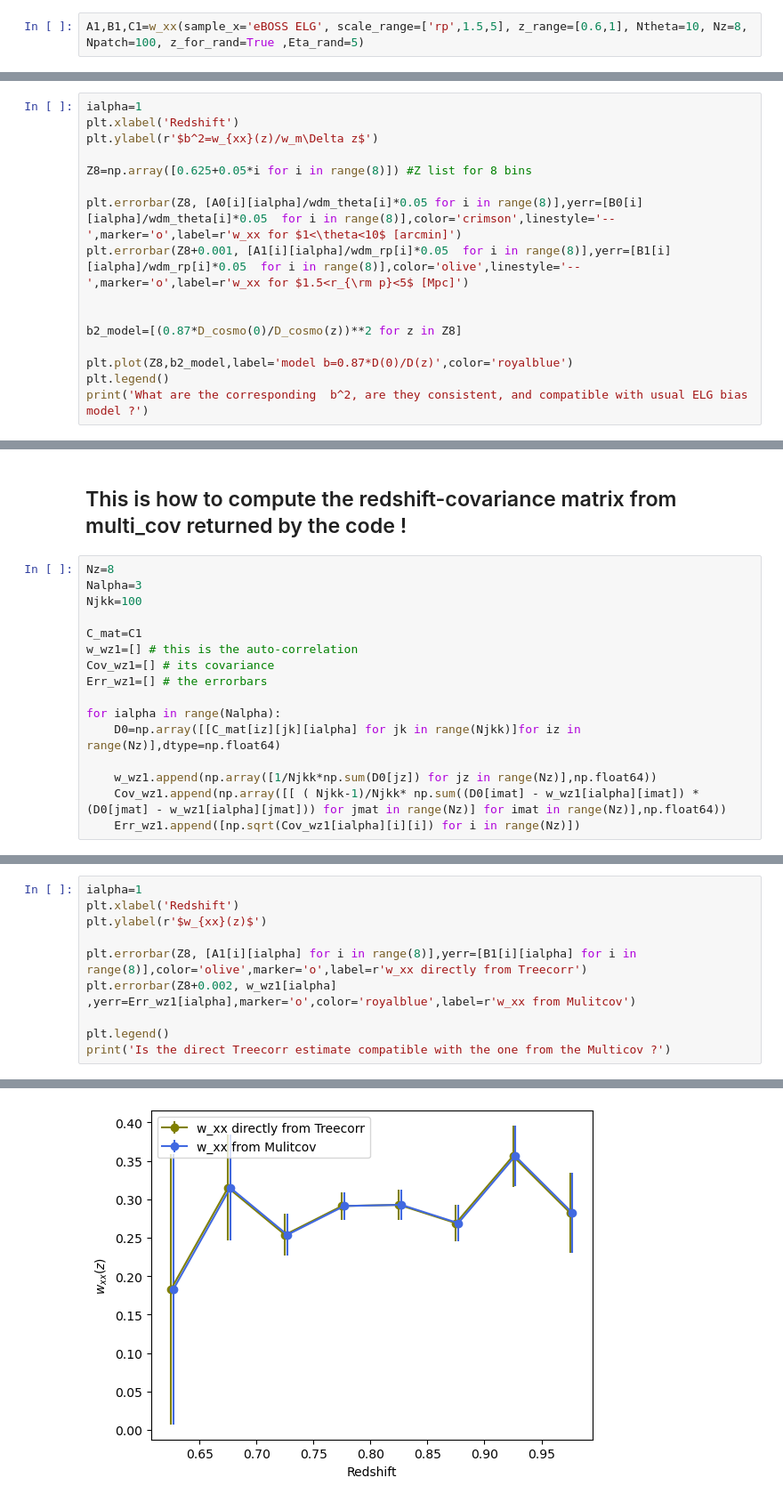
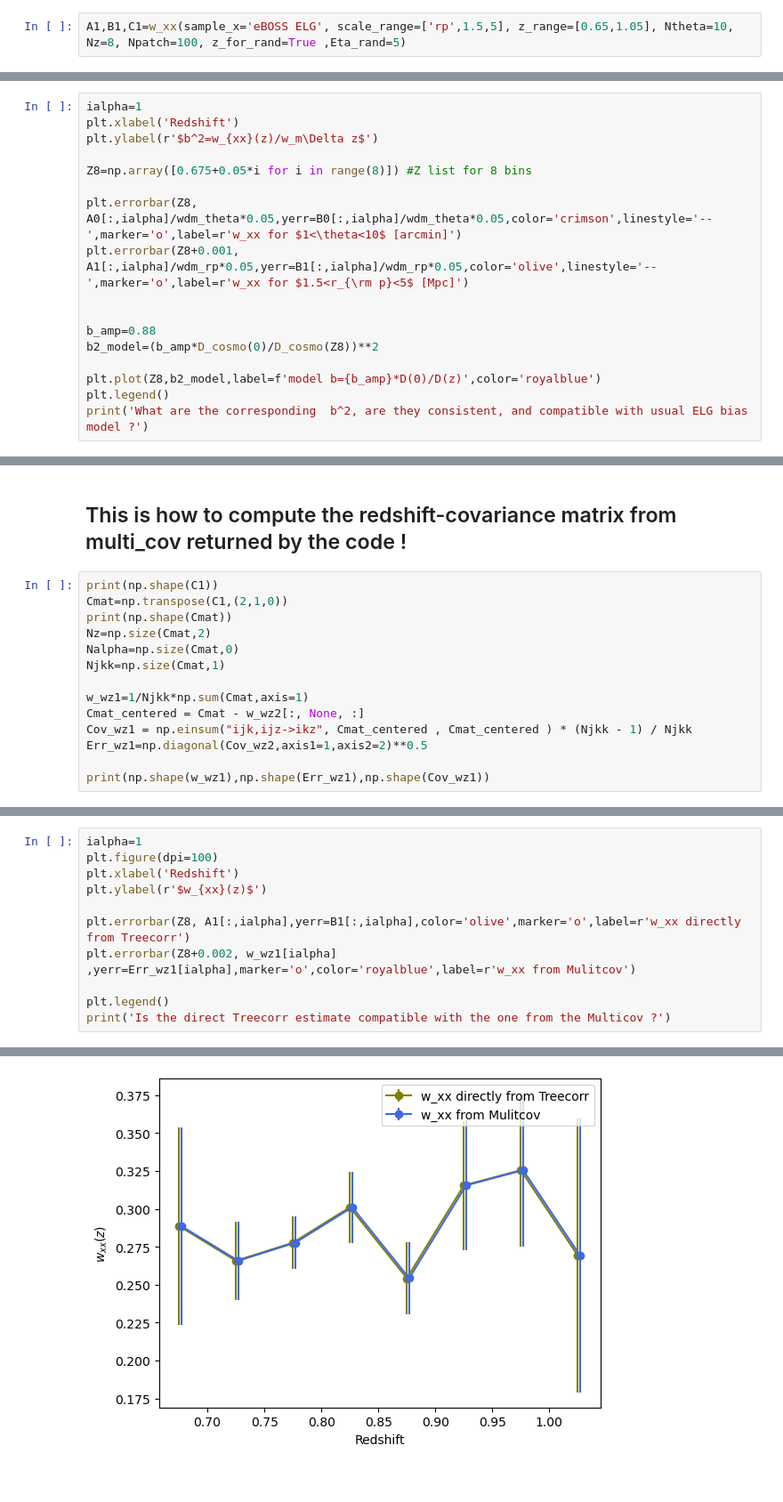
Before and after one commit to wdassignies/Clustering_z, a Jupyter notebook: Auto_corr_Cz.ipynb, the cells around one changed output, grey strips where cells are left out. Shown: that part at 89% size. Saved outputs shown, nothing was run; the diff lists cells and outputs as text.

```diff
--- a/Auto_corr_Cz.ipynb
+++ b/Auto_corr_Cz.ipynb
@@ -252,4 +245,4 @@ zi= 0.975  dz= 0.05
 # %%
-A1,B1,C1=w_xx(sample_x='eBOSS ELG', scale_range=['rp',1.5,5], z_range=[0.6,1], Ntheta=10, Nz=8, Npatch=100, z_for_rand=True ,Eta_rand=5)
+A1,B1,C1=w_xx(sample_x='eBOSS ELG', scale_range=['rp',1.5,5], z_range=[0.65,1.05], Ntheta=10, Nz=8, Npatch=100, z_for_rand=True ,Eta_rand=5)
 # %% [output]
 evaluate the auto-corr of  eBOSS ELG
@@ -291,15 +285,16 @@ ialpha=1
 plt.xlabel('Redshift')
 plt.ylabel(r'$b^2=w_{xx}(z)/w_m\Delta z$')
 
-Z8=np.array([0.625+0.05*i for i in range(8)]) #Z list for 8 bins
+Z8=np.array([0.675+0.05*i for i in range(8)]) #Z list for 8 bins
 
-plt.errorbar(Z8, [A0[i][ialpha]/wdm_theta[i]*0.05 for i in range(8)],yerr=[B0[i][ialpha]/wdm_theta[i]*0.05  for i in range(8)],color='crimson',linestyle='--',marker='o',label=r'w_xx for $1<\theta<10$ [arcmin]')
-plt.errorbar(Z8+0.001, [A1[i][ialpha]/wdm_rp[i]*0.05  for i in range(8)],yerr=[B1[i][ialpha]/wdm_rp[i]*0.05  for i in range(8)],color='olive',linestyle='--',marker='o',label=r'w_xx for $1.5<r_{\rm p}<5$ [Mpc]')
+plt.errorbar(Z8, A0[:,ialpha]/wdm_theta*0.05,yerr=B0[:,ialpha]/wdm_theta*0.05,color='crimson',linestyle='--',marker='o',label=r'w_xx for $1<\theta<10$ [arcmin]')
+plt.errorbar(Z8+0.001, A1[:,ialpha]/wdm_rp*0.05,yerr=B1[:,ialpha]/wdm_rp*0.05,color='olive',linestyle='--',marker='o',label=r'w_xx for $1.5<r_{\rm p}<5$ [Mpc]')
 
 
-b2_model=[(0.87*D_cosmo(0)/D_cosmo(z))**2 for z in Z8]
+b_amp=0.88
+b2_model=(b_amp*D_cosmo(0)/D_cosmo(Z8))**2
 
-plt.plot(Z8,b2_model,label='model b=0.87*D(0)/D(z)',color='royalblue')
+plt.plot(Z8,b2_model,label=f'model b={b_amp}*D(0)/D(z)',color='royalblue')
 plt.legend()
 print('What are the corresponding  b^2, are they consistent, and compatible with usual ELG bias model ?')
 # %% [output]
@@ -315,18 +322,16 @@ print([round(A2[i][ialpha],3) for i in range(5)])
 # %% [markdown]
 ## This is how to compute the redshift-covariance matrix from multi_cov returned by the code !
 # %%
-Nz=8
-Nalpha=3
-Njkk=100
+print(np.shape(C1))
+Cmat=np.transpose(C1,(2,1,0))
+print(np.shape(Cmat))
+Nz=np.size(Cmat,2)
+Nalpha=np.size(Cmat,0)
+Njkk=np.size(Cmat,1)
 
-C_mat=C1
-w_wz1=[] # this is the auto-correlation
-Cov_wz1=[] # its covariance
-Err_wz1=[] # the errorbars
+w_wz1=1/Njkk*np.sum(Cmat,axis=1)
+Cmat_centered = Cmat - w_wz2[:, None, :]
+Cov_wz1 = np.einsum("ijk,ijz->ikz", Cmat_centered , Cmat_centered ) * (Njkk - 1) / Njkk
+Err_wz1=np.diagonal(Cov_wz2,axis1=1,axis2=2)**0.5
 
-for ialpha in range(Nalpha):
-    D0=np.array([[C_mat[iz][jk][ialpha] for jk in range(Njkk)]for iz in range(Nz)],dtype=np.float64)
-
-    w_wz1.append(np.array([1/Njkk*np.sum(D0[jz]) for jz in range(Nz)],np.float64))
-    Cov_wz1.append(np.array([[ ( Njkk-1)/Njkk* np.sum((D0[imat] - w_wz1[ialpha][imat]) * (D0[jmat] - w_wz1[ialpha][jmat])) for jmat in range(Nz)] for imat in range(Nz)],np.float64))
-    Err_wz1.append([np.sqrt(Cov_wz1[ialpha][i][i]) for i in range(Nz)])
+print(np.shape(w_wz1),np.shape(Err_wz1),np.shape(Cov_wz1))
@@ -340,13 +342,14 @@ print(np.shape(Cov_wz1))
 # %%
 ialpha=1
+plt.figure(dpi=100)
 plt.xlabel('Redshift')
 plt.ylabel(r'$w_{xx}(z)$')
 
-plt.errorbar(Z8, [A1[i][ialpha] for i in range(8)],yerr=[B1[i][ialpha] for i in range(8)],color='olive',marker='o',label=r'w_xx directly from Treecorr')
+plt.errorbar(Z8, A1[:,ialpha],yerr=B1[:,ialpha],color='olive',marker='o',label=r'w_xx directly from Treecorr')
 plt.errorbar(Z8+0.002, w_wz1[ialpha] ,yerr=Err_wz1[ialpha],marker='o',color='royalblue',label=r'w_xx from Mulitcov')
 
 plt.legend()
 print('Is the direct Treecorr estimate compatible with the one from the Multicov ?')
 # %% [output]
 Is the direct Treecorr estimate compatible with the one from the Multicov ?
-[figure, old version]
+[figure, new version]
```
Also changed, not shown: parts of 14 cells of this notebook.
